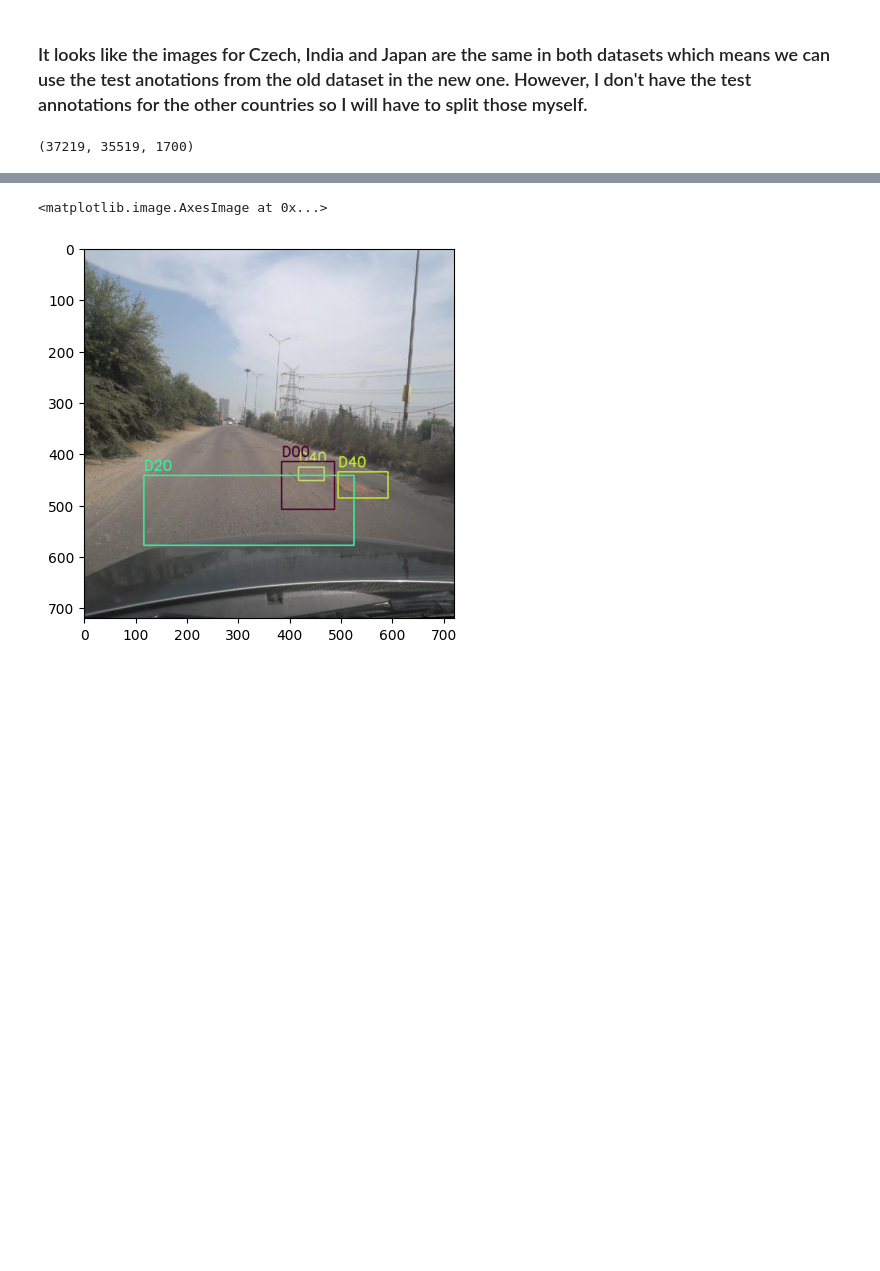
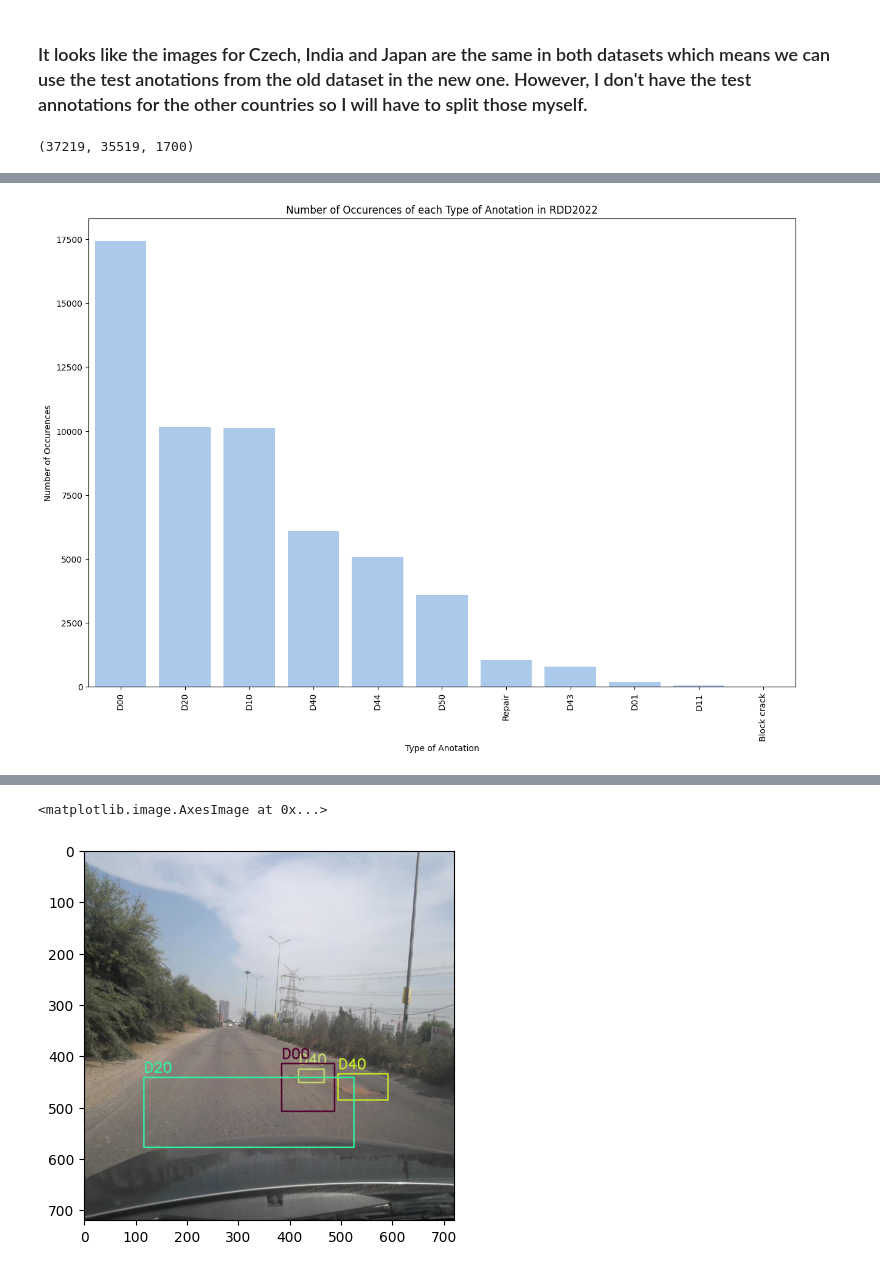
Before and after one commit to JaviBT/tfg-informatica, a Jupyter notebook: data/prepare_data.ipynb, the cells around one changed output, grey strips where cells are left out. Cells and saved outputs as stored; diff of their text form; code cells hidden in the pictures; blank space fills up the shorter version.

```diff
--- a/data/prepare_data.ipynb
+++ b/data/prepare_data.ipynb
@@ -85,0 +161,23 @@ total_images_2022, total_anotated_2022, total_not_anotated_2022
+# %%
+# For every type of anotation calculate the total number of occurences in RDD2022
+anotation_types_2022_total = {}
+
+for anotation_type in anotation_types:
+    anotation_types_2022_total[anotation_type] = 0
+
+    for region in anotation_types_2022:
+        if anotation_type in anotation_types_2022[region]:
+            anotation_types_2022_total[anotation_type] += anotation_types_2022[region][anotation_type]
+
+# Using seaborn plot bar graph with the number of occurences of each type of anotation (vertical lines from largest to smallest in x axis)
+anotation_types_2022_total_df = pd.DataFrame(anotation_types_2022_total, index=['total']).T.sort_values('total', ascending=False)
+
+plt.figure(figsize=(15, 10))
+sns.barplot(x=anotation_types_2022_total_df.index, y=anotation_types_2022_total_df['total'], color=sns.color_palette('pastel')[0])
+plt.xticks(rotation=90)
+plt.title('Number of Occurences of each Type of Anotation in RDD2022')
+plt.xlabel('Type of Anotation')
+plt.ylabel('Number of Occurences')
+plt.show()
+# %% [output]
+[figure, added]
```
Also changed, not shown: parts of 7 cells of this notebook, 3 other files.
